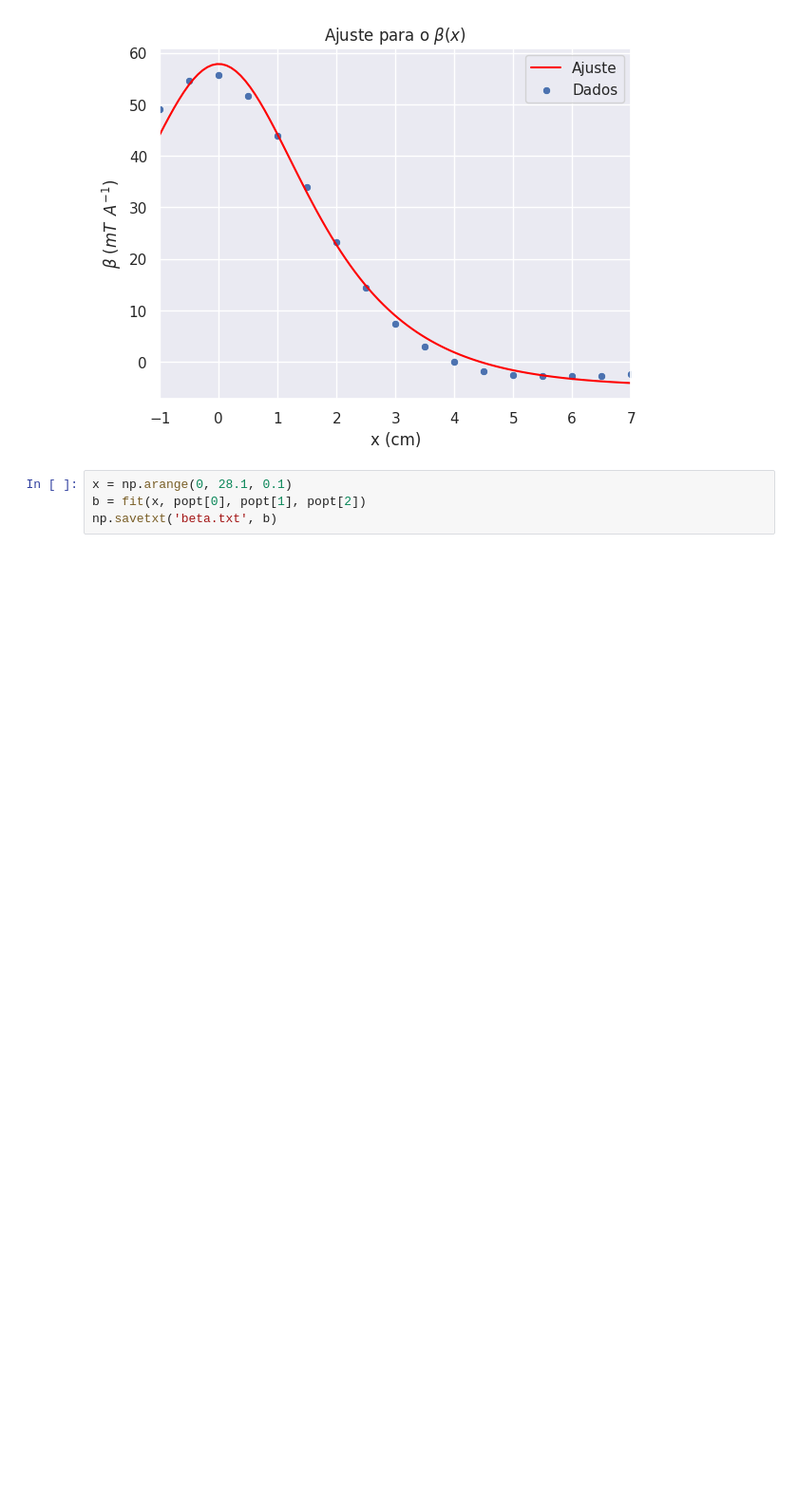
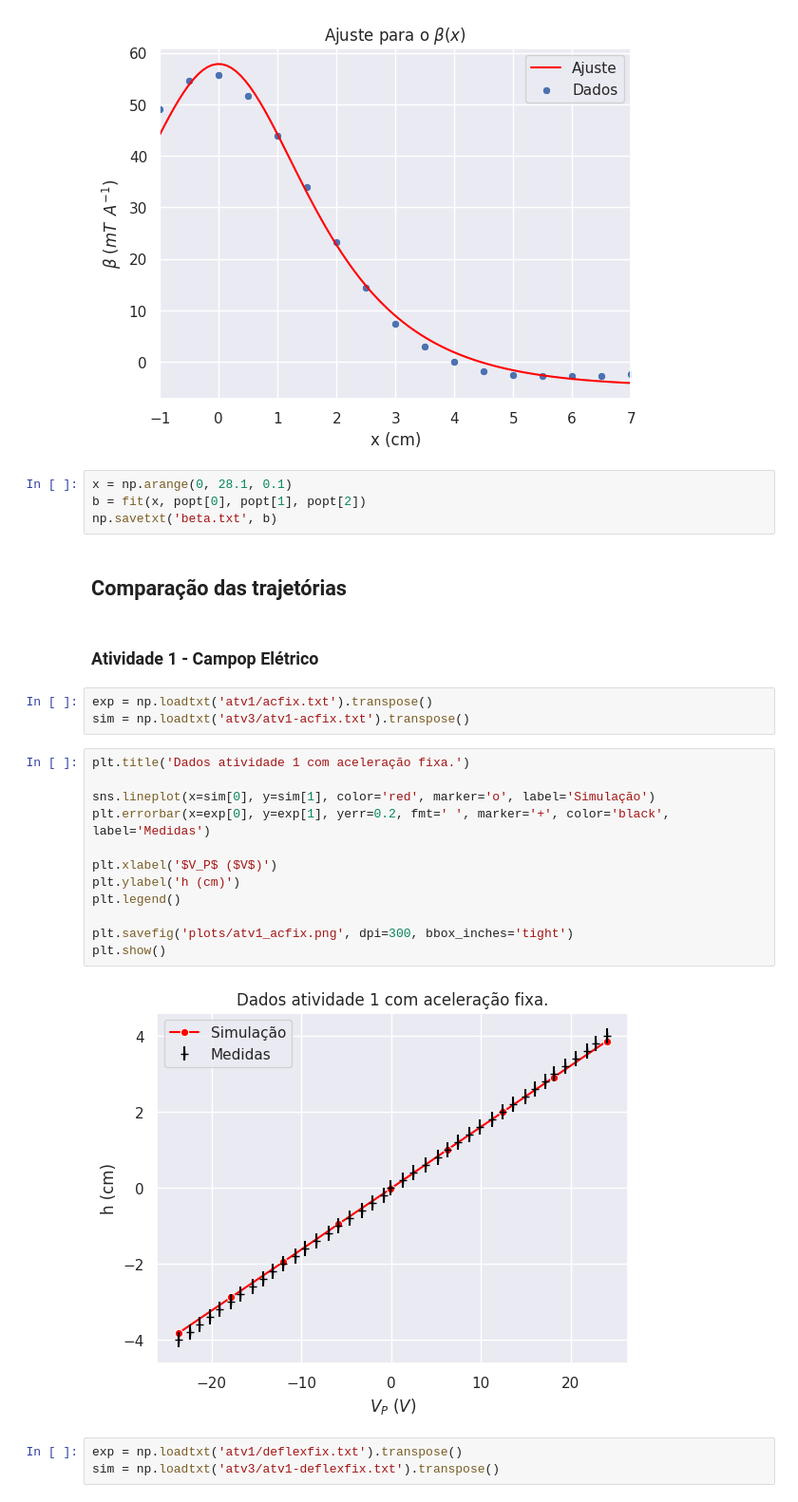
Before and after one commit to ivfreire/lab_3, a Jupyter notebook: Experimento 3/Atividade 3/analise.ipynb, the cells around one changed output. Shown at 95% size. Drawn from its saved outputs; the diff is of its cells as text; blank space fills up the shorter version.

```diff
--- a/Experimento 3/Atividade 3/analise.ipynb
+++ b/Experimento 3/Atividade 3/analise.ipynb
@@ -112,3 +109,27 @@ plt.show()
 x = np.arange(0, 28.1, 0.1)
 b = fit(x, popt[0], popt[1], popt[2])
 np.savetxt('beta.txt', b)
+# %% [markdown]
+## Comparação das trajetórias
+# %% [markdown]
+### Atividade 1 - Campop Elétrico
+# %%
+exp = np.loadtxt('atv1/acfix.txt').transpose()
+sim = np.loadtxt('atv3/atv1-acfix.txt').transpose()
+# %%
+plt.title('Dados atividade 1 com aceleração fixa.')
+
+sns.lineplot(x=sim[0], y=sim[1], color='red', marker='o', label='Simulação')
+plt.errorbar(x=exp[0], y=exp[1], yerr=0.2, fmt=' ', marker='+', color='black', label='Medidas')
+
+plt.xlabel('$V_P$ ($V$)')
+plt.ylabel('h (cm)')
+plt.legend()
+
+plt.savefig('plots/atv1_acfix.png', dpi=300, bbox_inches='tight')
+plt.show()
+# %% [output]
+[figure, added]
+# %%
+exp = np.loadtxt('atv1/deflexfix.txt').transpose()
+sim = np.loadtxt('atv3/atv1-deflexfix.txt').transpose()
```
Also changed, not shown: parts of 9 cells of this notebook.
